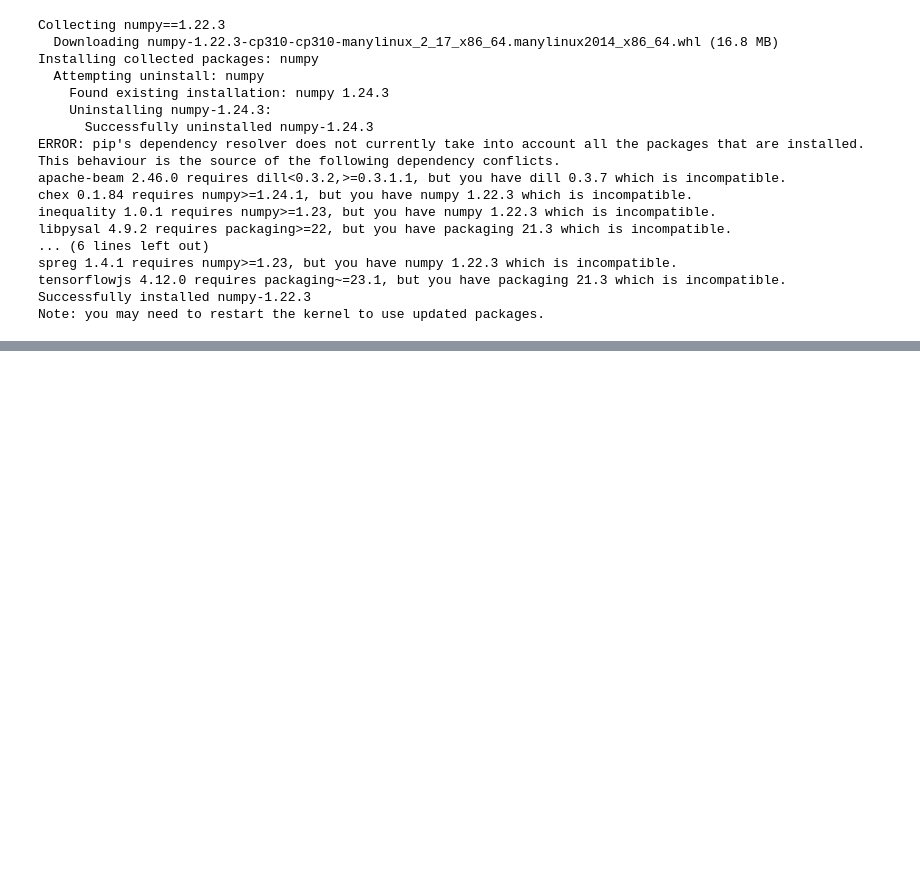
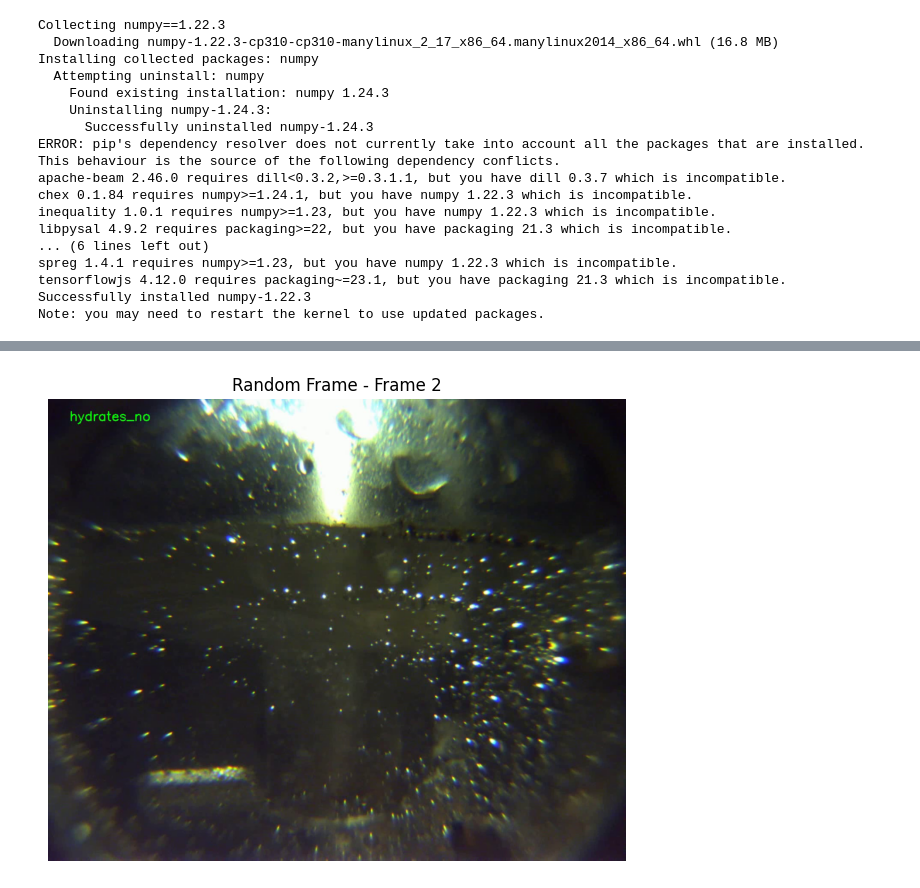
Before and after one commit to standal0n3max/gashydrates, a Jupyter notebook: CNN.ipynb, the cells around one changed output, grey strips where cells are left out. Drawn from its saved outputs; the diff is of its cells as text; code cells hidden in the pictures; blank space fills up the shorter version.

Commit message:
Kaggle Notebook | CNN for hydrates | Version 11

```diff
--- a/CNN.ipynb
+++ b/CNN.ipynb
@@ -286,0 +350,31 @@ The predicted class is: hydrates_no
+# %%
+import cv2
+import random
+import matplotlib.pyplot as plt
+
+# Load the video file
+video_capture = cv2.VideoCapture('/kaggle/working/output_video.avi')
+
+# Get the total number of frames in the video
+total_frames = int(video_capture.get(cv2.CAP_PROP_FRAME_COUNT))
+
+# Generate a random frame number
+random_frame_number = random.randint(0, total_frames - 1)
+
+# Set the frame position to the randomly selected frame
+video_capture.set(cv2.CAP_PROP_POS_FRAMES, random_frame_number)
+
+# Read the frame
+ret, frame = video_capture.read()
+
+# Plot the random frame using Matplotlib
+plt.figure(figsize=(8, 6))
+plt.imshow(cv2.cvtColor(frame, cv2.COLOR_BGR2RGB))  # Convert BGR to RGB for Matplotlib
+plt.axis('off')
+plt.title(f'Random Frame - Frame {random_frame_number}')
+plt.show()
+
+# Release the video capture object
+video_capture.release()
+# %% [output]
+[figure, added]
```
Also changed, not shown: parts of 10 cells of this notebook.
